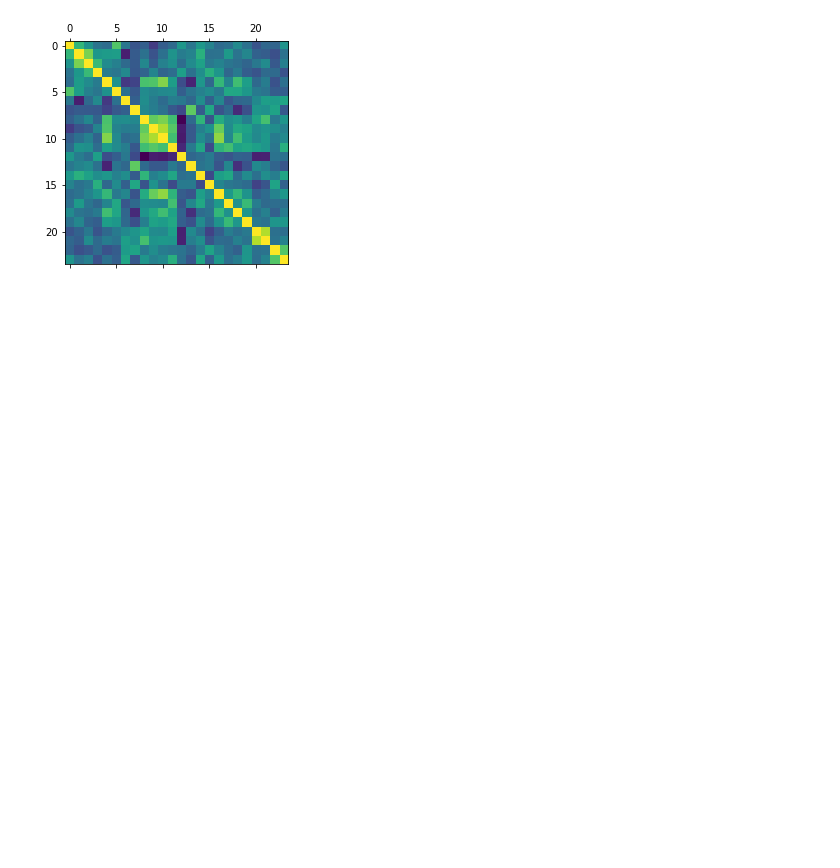
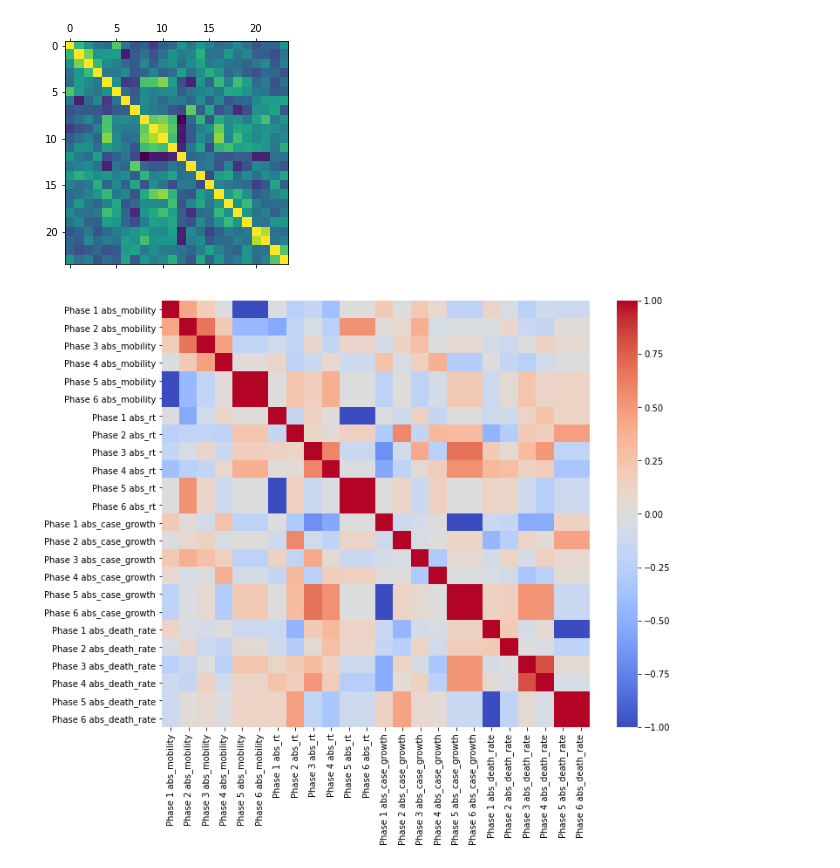
Before and after one commit to asarforindia/India-lockdown-impact, a Jupyter notebook: code/get_correlation_outcome_phase_effects.ipynb, the cells around one changed output. Cells and saved outputs as stored; diff of their text form; code cells hidden in the pictures; blank space fills up the shorter version.

```diff
--- a/code/get_correlation_outcome_phase_effects.ipynb
+++ b/code/get_correlation_outcome_phase_effects.ipynb
@@ -41 +89,4 @@ merged_df.head()
 5 rows × 24 columns
+# %%
+merged_df= merged_df.fillna(0)
+merged_df
@@ -49,14 +120,18 @@ plt.show()
 # %%
 # fig=corr_.style.background_gradient(cmap='coolwarm').set_precision(2)
 # plt.savefig("../results/causal_impact/phase_outcome_correlation.png")
 # plt.close()
+corr_ = merged_df.corr(method='spearman')
+
 f, ax = plt.subplots(figsize=(11, 9))
 f.patch.set_facecolor('white')
 
 sns.heatmap(corr_,cmap="coolwarm", annot=False)
-# plt.show()
-plt.savefig("../results/causal_impact/phase_outcome_correlation.png",bbox_inches='tight')
-plt.close()
+plt.show()
+# plt.savefig("../results/causal_impact/phase_outcome_correlation.png",bbox_inches='tight')
+# plt.close()
+# %% [output]
+[figure, added]
 # %%
 # mask = np.triu(np.ones_like(corr_, dtype=bool))
 
```
Also changed, not shown: parts of 8 cells of this notebook, 3 other files.
